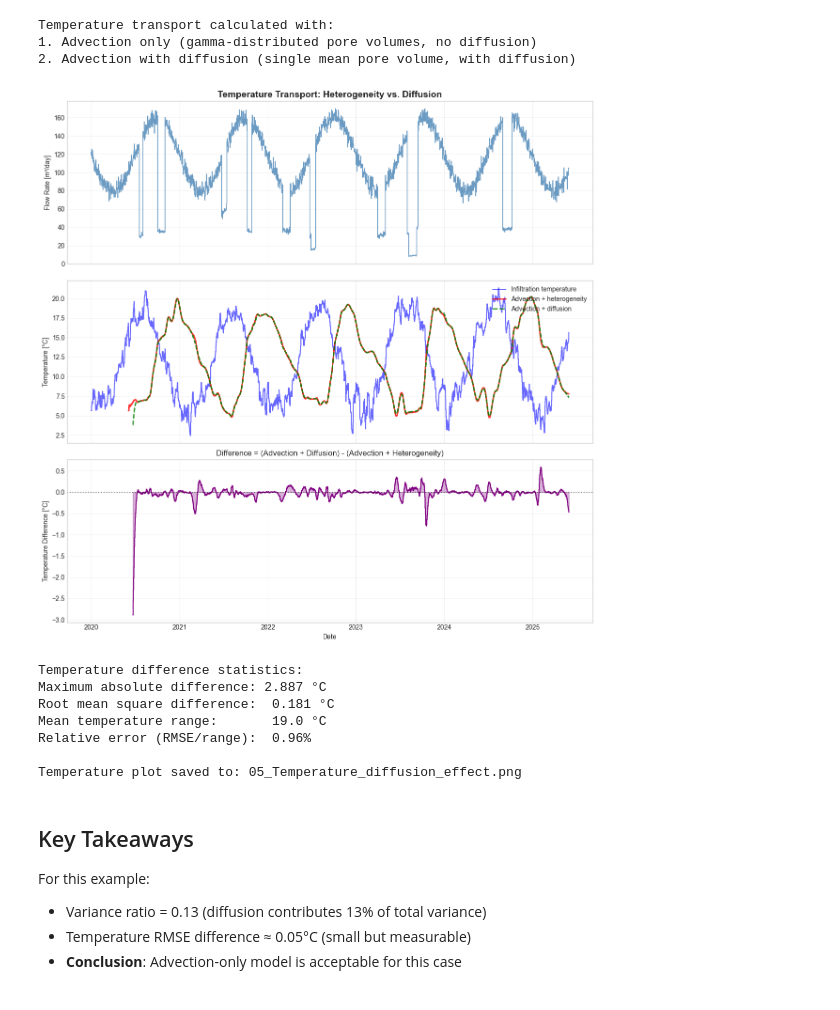
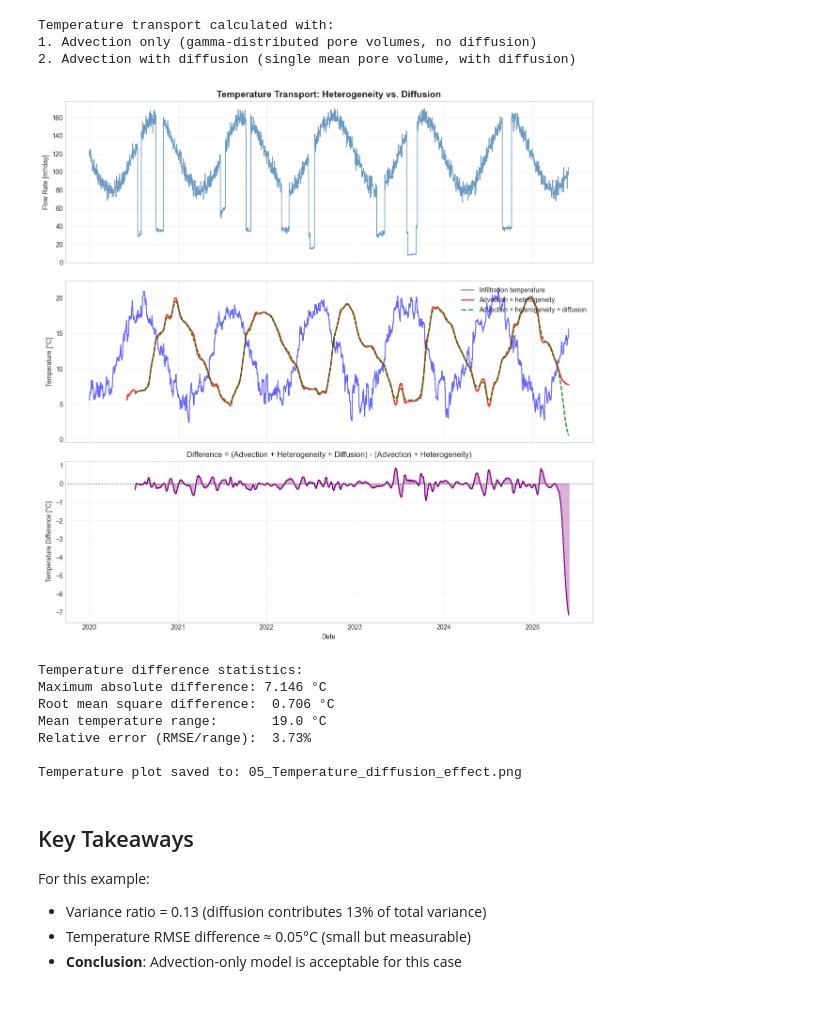
Before and after one commit to gwtransport/gwtransport, a Jupyter notebook: examples/05_Testing_Assumptions.ipynb, the cells around one changed output. Cells and saved outputs as stored; diff of their text form; code cells hidden in the pictures.

```diff
--- a/examples/05_Testing_Assumptions.ipynb
+++ b/examples/05_Testing_Assumptions.ipynb
@@ -50,11 +62,12 @@ df, tedges = generate_example_data(
     retardation_factor=2.0,  # Thermal retardation factor [-]
     temp_measurement_noise=0.1,  # Measurement noise for temperatures. Set to zero for perfect fit.[°C]
 )
+nbins = 5
 # %%
 # The gamma requires two parameters for configuration, either the mean and standard deviation or alpha and beta.
 # Define gamma distribution bins for aquifer pore volume with alpha and beta (scale) parameters, instead of mean and std.
 gbins_apv = gamma_utils.bins(
-    alpha=df.attrs["aquifer_pore_volume_gamma_alpha"], beta=df.attrs["aquifer_pore_volume_gamma_beta"], n_bins=30
+    alpha=df.attrs["aquifer_pore_volume_gamma_alpha"], beta=df.attrs["aquifer_pore_volume_gamma_beta"], n_bins=nbins
 )
 print(
     f"Aquifer pore volume distribution mean: {df.attrs['aquifer_pore_volume_gamma_mean']:.1f} m³, "
@@ -65,7 +78,7 @@ print(
 gbins_rt = gamma_utils.bins(
     alpha=df.attrs["aquifer_pore_volume_gamma_alpha"],
     beta=df.attrs["aquifer_pore_volume_gamma_beta"] / df.attrs["flow_mean"],
-    n_bins=30,
+    n_bins=nbins,
 )
 # The mean and std of the residence time distribution can be calculated from the apv distribution and mean flow.
 rt_mean, rt_std = gamma_utils.alpha_beta_to_mean_std(
@@ -143,20 +165,21 @@ pulse_advection_only = advection.gamma_infiltration_to_extraction(
     cout_tedges=tedges,
     mean=df.attrs["aquifer_pore_volume_gamma_mean"],
     std=df.attrs["aquifer_pore_volume_gamma_std"],
-    n_bins=50,
+    n_bins=nbins,
     retardation_factor=1.0,  # Conservative solute
 )
 
 # Apply advection with diffusion directly from infiltration using diffusion2 module
 # This uses a single pore volume (mean) with diffusion, rather than the heterogeneous gamma distribution
 # This allows us to see the effect of diffusion alone
-pulse_advection_diffusion = diffusion.infiltration_to_extraction(
+streamline_lengths = np.full_like(gbins_apv["expected_values"], fill_value=aquifer_length)
+pulse_advection_diffusion = diffusion2.infiltration_to_extraction(
     cin=pulse_signal,
     flow=df.flow.values,
     tedges=tedges,
     cout_tedges=tedges,
-    aquifer_pore_volumes=np.array([df.attrs["aquifer_pore_volume_gamma_mean"]]),
-    streamline_length=np.array([aquifer_length]),
+    aquifer_pore_volumes=gbins_apv["expected_values"],
+    streamline_length=streamline_lengths,
     diffusivity=diffusion_coefficient,
     retardation_factor=1.0,  # Conservative solute
 )
@@ -230,19 +253,19 @@ temp_advection_only = advection.gamma_infiltration_to_extraction(
     cout_tedges=tedges,
     mean=df.attrs["aquifer_pore_volume_gamma_mean"],
     std=df.attrs["aquifer_pore_volume_gamma_std"],
-    n_bins=50,
+    n_bins=nbins,
     retardation_factor=2.0,  # Thermal retardation
 )
 
 # Apply temperature transport with advection + diffusion directly from infiltration
 # Uses a single pore volume (mean) with diffusion
-temp_advection_diffusion = diffusion.infiltration_to_extraction(
+temp_advection_diffusion = diffusion2.infiltration_to_extraction(
     cin=df.temp_infiltration.values,
     flow=df.flow.values,
     tedges=tedges,
     cout_tedges=tedges,
-    aquifer_pore_volumes=np.array([df.attrs["aquifer_pore_volume_gamma_mean"]]),
-    streamline_length=np.array([aquifer_length]),
+    aquifer_pore_volumes=gbins_apv["expected_values"],
+    streamline_length=streamline_lengths,
     diffusivity=diffusion_coefficient,
     retardation_factor=2.0,  # Thermal retardation
 )
@@ -274,7 +297,7 @@ ax2.plot(xstep_temp_adv, ystep_temp_adv, label="Advection + heterogeneity", colo
 ax2.plot(
     xstep_temp_diff,
     ystep_temp_diff,
-    label="Advection + diffusion",
+    label="Advection + heterogeneity + diffusion",
     color="green",
     linewidth=2,
     linestyle="--",
@@ -284,40 +307,40 @@ ax2.set_ylabel("Temperature [°C]")
 ax2.legend(loc="upper right")
 ax2.grid(True, alpha=0.3)
 
 # Panel 3: Difference between models - convert to step format
 temp_difference = temp_advection_diffusion - temp_advection_only
 xstep_diff_val, ystep_diff_val = np.repeat(tedges, 2)[1:-1], np.repeat(temp_difference, 2)
 ax3.plot(xstep_diff_val, ystep_diff_val, color="purple", linewidth=1.5)
 ax3.axhline(0, color="black", linestyle=":", alpha=0.5)
 ax3.fill_between(xstep_diff_val, 0, ystep_diff_val, alpha=0.3, color="purple")
 ax3.set_ylabel("Temperature Difference [°C]")
 ax3.set_xlabel("Date")
-ax3.set_title("Difference = (Advection + Diffusion) - (Advection + Heterogeneity)")
+ax3.set_title("Difference = (Advection + Heterogeneity + Diffusion) - (Advection + Heterogeneity)")
 ax3.grid(True, alpha=0.3)
 
 plt.tight_layout()
 
 # Save plot
 out_path = Path("05_Temperature_diffusion_effect.png")
 plt.savefig(out_path, dpi=300, bbox_inches="tight")
 plt.show()
 
 # Use nanmax/nanmean to handle NaN values in statistics
 max_diff = np.nanmax(np.abs(temp_difference))
 rmse = np.sqrt(np.nanmean(temp_difference**2))
 print("\nTemperature difference statistics:")
 print(f"Maximum absolute difference: {max_diff:.3f} °C")
 print(f"Root mean square difference:  {rmse:.3f} °C")
 print(f"Mean temperature range:       {df.temp_infiltration.max() - df.temp_infiltration.min():.1f} °C")
 print(f"Relative error (RMSE/range):  {rmse / (df.temp_infiltration.max() - df.temp_infiltration.min()) * 100:.2f}%")
 print(f"\nTemperature plot saved to: {out_path}")
 # %% [output]
-[figure, old version]
+[figure, new version]
 Temperature difference statistics:
-Maximum absolute difference: 2.887 °C
-Root mean square difference:  0.181 °C
+Maximum absolute difference: 7.146 °C
+Root mean square difference:  0.706 °C
 Mean temperature range:       19.0 °C
-Relative error (RMSE/range):  0.96%
+Relative error (RMSE/range):  3.73%
 
 Temperature plot saved to: 05_Temperature_diffusion_effect.png
 # %% [markdown]
```
Also changed, not shown: parts of 5 cells of this notebook, 2 other files.
